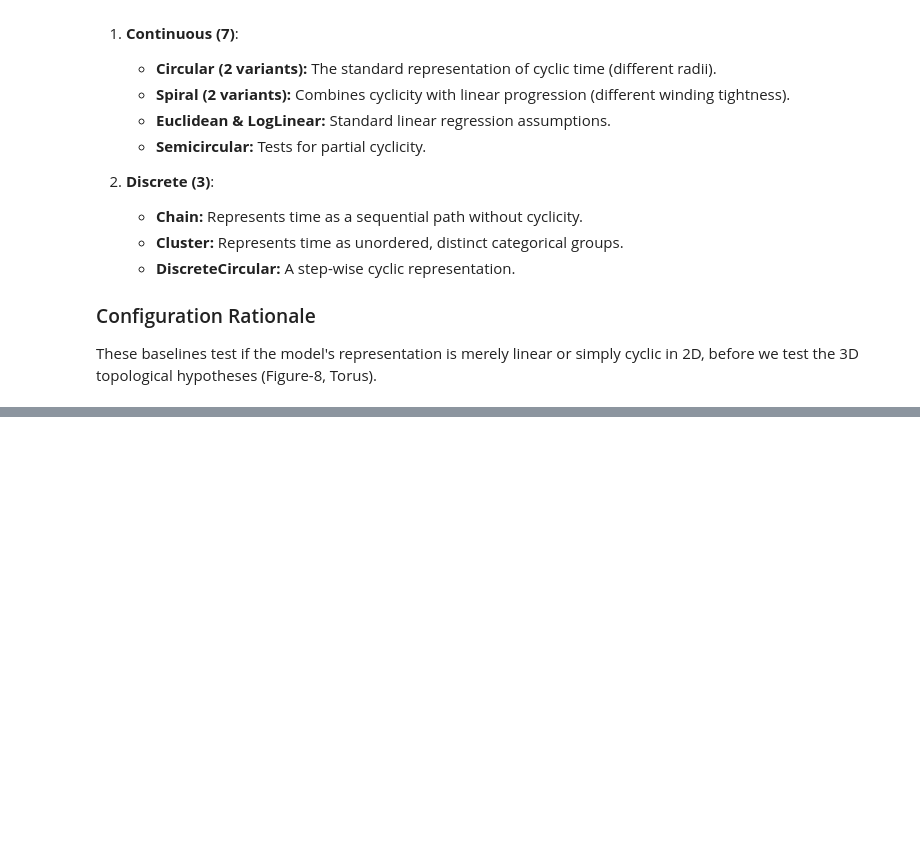
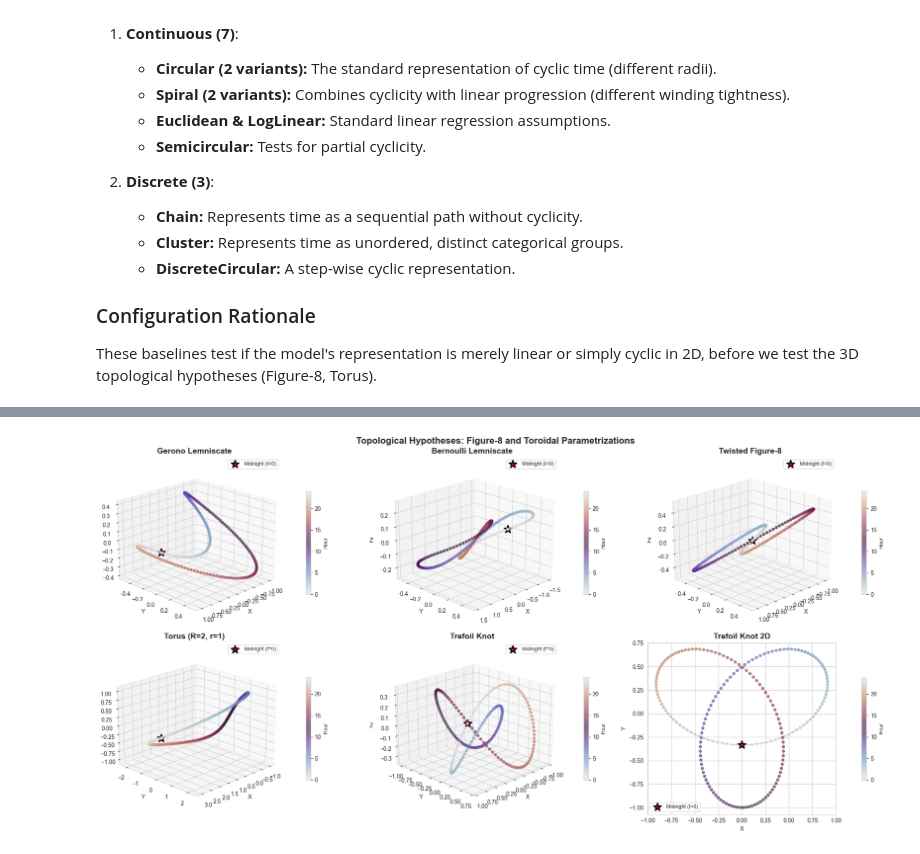
Before and after one commit to UKPLab/supervised-multidimensional-scaling, a Jupyter notebook: demos/hour_experiment.ipynb, the cells around one changed output, grey strips where cells are left out. Drawn from its saved outputs; the diff is of its cells as text; code cells hidden in the pictures; blank space fills up the shorter version.

```diff
--- a/demos/hour_experiment.ipynb
+++ b/demos/hour_experiment.ipynb
@@ -316,36 +395,29 @@ Each dataset contains (N per hour × 24 hours) samples.
 datasets = []
 
 print(f"Generating {len(RANDOM_SEEDS)} independent datasets...\n")
-print("="*80)
+print("=" * 80)
 
 for seed_idx, seed in enumerate(RANDOM_SEEDS):
     print(f"\nDataset {seed_idx + 1}/{len(RANDOM_SEEDS)} (seed={seed})")
-    print("-"*80)
+    print("-" * 80)
 
     sentences, hours = generate_time_dataset(
-        n_samples_per_hour=N_SAMPLES_PER_HOUR,
-        seed=seed,
-        time_formats=TIME_FORMATS
+        n_samples_per_hour=N_SAMPLES_PER_HOUR, seed=seed, time_formats=TIME_FORMATS
     )
 
     print(f"  Generated {len(sentences)} sentences")
-    print(f"  Example: \"{sentences[0]}\"")
+    print(f'  Example: "{sentences[0]}"')
     print(f"  Extracting GPT-2 activations from layer {GPT2_LAYER}...")
 
     X_activations = extract_hour_activations(sentences, layer_idx=GPT2_LAYER)
 
-    datasets.append({
-        'seed': seed,
-        'sentences': sentences,
-        'hours': np.array(hours),
-        'activations': X_activations
-    })
+    datasets.append({"seed": seed, "sentences": sentences, "hours": np.array(hours), "activations": X_activations})
 
     print(f"  Activations shape: {X_activations.shape}")
     print(f"  Statistics: mean={X_activations.mean():.3f}, std={X_activations.std():.3f}")
     print(f"  Range: [{X_activations.min():.3f}, {X_activations.max():.3f}]")
 
-print("\n" + "="*80)
+print("\n" + "=" * 80)
 print(f"Total datasets prepared: {len(datasets)}")
 print(f"Total samples: {sum(len(d['sentences']) for d in datasets)}")
 # %% [output]
@@ -1346,0 +700,65 @@ EXPERIMENTAL SUMMARY
+# %%
+fig = plt.figure(figsize=(20, 10))
+
+selected_configs = [
+    ("Gerono Lemniscate", topological_configs[0][1]),
+    ("Bernoulli Lemniscate", topological_configs[1][1]),
+    ("Twisted Figure-8", topological_configs[2][1]),
+    ("Torus (R=2, r=1)", topological_configs[3][1]),
+    ("Trefoil Knot", topological_configs[4][1]),
+    ("Trefoil Knot 2D", topological_configs[5][1]),
+]
+
+for idx, (name, manifold) in enumerate(selected_configs):
+    ndim = manifold.shape[1]
+    hours_normalized = np.linspace(0, 24, manifold.shape[0])
+    if ndim == 2:
+        ax = fig.add_subplot(2, 3, idx + 1)
+        scatter = ax.scatter(manifold[:, 0], manifold[:, 1], c=hours_normalized, cmap="twilight", s=20, alpha=0.6)
+        ax.plot(manifold[:, 0], manifold[:, 1], "gray", linewidth=1, alpha=0.4)
+        ax.scatter(
+            manifold[0, 0],
+            manifold[0, 1],
+            c="red",
+            s=200,
+            marker="*",
+            edgecolors="black",
+            linewidths=2,
+            label="Midnight (t=0)",
+            zorder=10,
+        )
+        ax.set_xlabel("X", fontsize=10)
+        ax.set_ylabel("Y", fontsize=10)
+        ax.set_aspect("equal", adjustable="datalim")
+    else:
+        ax = fig.add_subplot(2, 3, idx + 1, projection="3d")
+        scatter = ax.scatter(
+            manifold[:, 0], manifold[:, 1], manifold[:, 2], c=hours_normalized, cmap="twilight", s=20, alpha=0.6
+        )
+        ax.plot(manifold[:, 0], manifold[:, 1], manifold[:, 2], "gray", linewidth=1, alpha=0.4)
+        ax.scatter(
+            manifold[0, 0],
+            manifold[0, 1],
+            manifold[0, 2],
+            c="red",
+            s=200,
+            marker="*",
+            edgecolors="black",
+            linewidths=2,
+            label="Midnight (t=0)",
+            zorder=10,
+        )
+        ax.set_xlabel("X", fontsize=10)
+        ax.set_ylabel("Y", fontsize=10)
+        ax.set_zlabel("Z", fontsize=10)
+        ax.view_init(elev=20, azim=45)
+    ax.set_title(name, fontsize=14, fontweight="bold")
+    ax.legend(fontsize=9)
+    cbar = plt.colorbar(scatter, ax=ax, shrink=0.6, pad=0.1)
+    cbar.set_label("Hour", fontsize=9)
+
+plt.suptitle("Topological Hypotheses: Figure-8 and Toroidal Parametrizations", fontsize=16, fontweight="bold", y=0.98)
+plt.tight_layout()
+plt.show()
+# %% [output]
+[figure, added]
```
Also changed, not shown: parts of 52 cells of this notebook, 5 other files.
